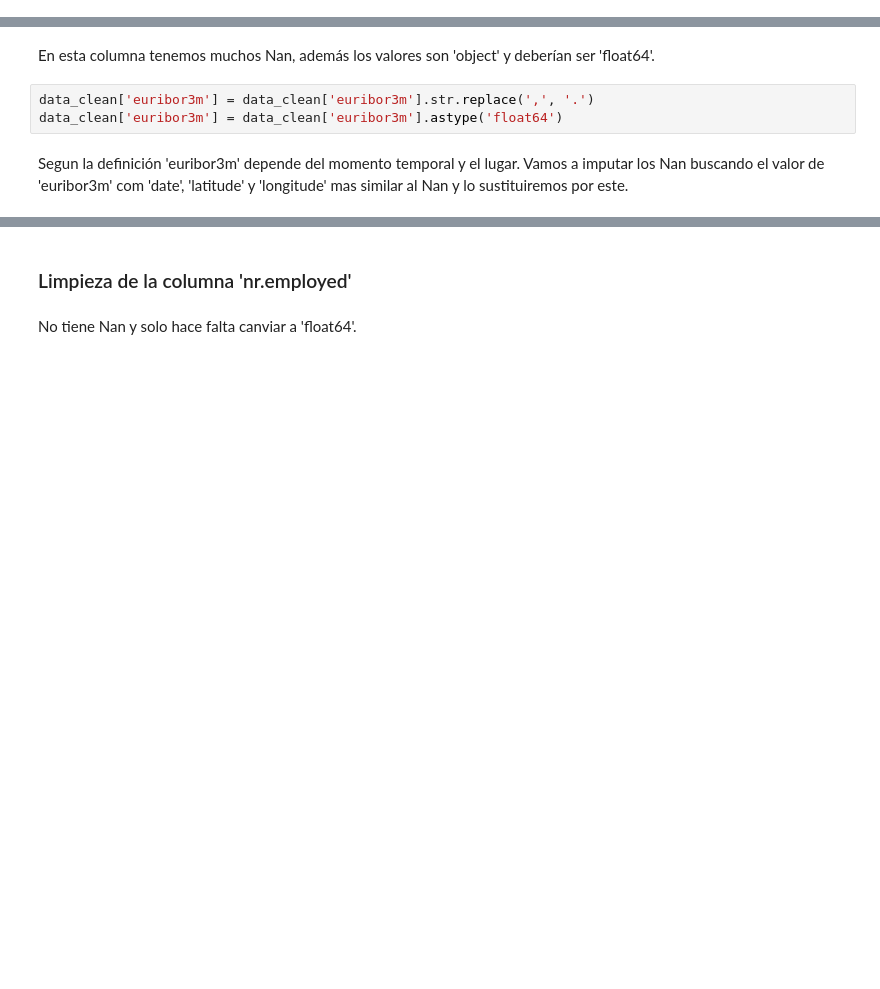
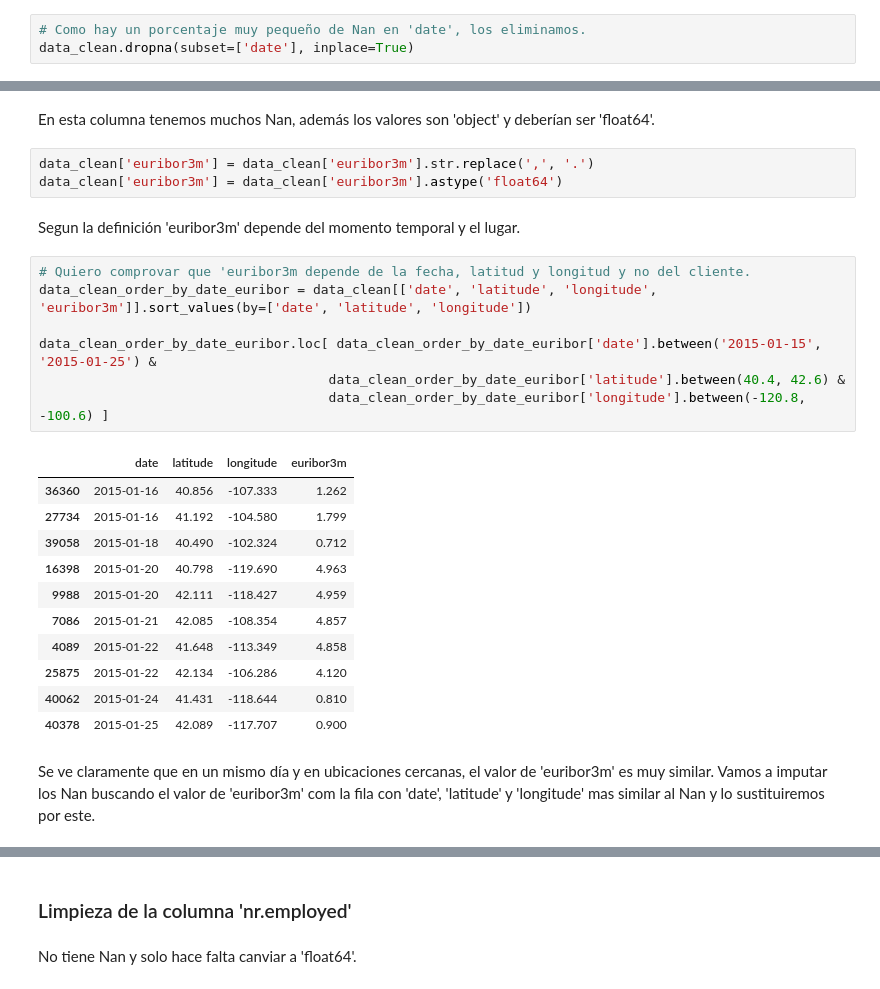
Before and after one commit to claudiarm2002/DataProject-Python-for-Data, a Jupyter notebook: DataProject_PythonForData.ipynb, the cells around one changed output, grey strips where cells are left out. Drawn from its saved outputs; the diff is of its cells as text; blank space fills up the shorter version.

```diff
--- a/DataProject_PythonForData.ipynb
+++ b/DataProject_PythonForData.ipynb
@@ -515,3 +541,6 @@ Name: date, dtype: datetime64[ns]
+# %%
+# Como hay un porcentaje muy pequeño de Nan en 'date', los eliminamos.
+data_clean.dropna(subset=['date'], inplace=True)
 # %% [markdown]
 ### Limpieza de la columna 'emp.var.rate'
 # %% [markdown]
@@ -625,5 +652,26 @@ En esta columna tenemos muchos Nan, además los valores son 'object' y deberían
 data_clean['euribor3m'] = data_clean['euribor3m'].str.replace(',', '.')
 data_clean['euribor3m'] = data_clean['euribor3m'].astype('float64')
 # %% [markdown]
-Segun la definición 'euribor3m' depende del momento temporal y el lugar. Vamos a imputar los Nan buscando el valor de 'euribor3m' com 'date', 'latitude' y 'longitude' mas similar al Nan y lo sustituiremos por este.
+Segun la definición 'euribor3m' depende del momento temporal y el lugar.
+# %%
+# Quiero comprovar que 'euribor3m depende de la fecha, latitud y longitud y no del cliente.
+data_clean_order_by_date_euribor = data_clean[['date', 'latitude', 'longitude', 'euribor3m']].sort_values(by=['date', 'latitude', 'longitude'])
+
+data_clean_order_by_date_euribor.loc[ data_clean_order_by_date_euribor['date'].between('2015-01-15', '2015-01-25') &
+                                     data_clean_order_by_date_euribor['latitude'].between(40.4, 42.6) &
+                                     data_clean_order_by_date_euribor['longitude'].between(-120.8, -100.6) ]
+# %% [output]
+|  | date | latitude | longitude | euribor3m |
+| 36360 | 2015-01-16 | 40.856 | -107.333 | 1.262 |
+| 27734 | 2015-01-16 | 41.192 | -104.580 | 1.799 |
+| 39058 | 2015-01-18 | 40.490 | -102.324 | 0.712 |
+| 16398 | 2015-01-20 | 40.798 | -119.690 | 4.963 |
+| 9988 | 2015-01-20 | 42.111 | -118.427 | 4.959 |
+| 7086 | 2015-01-21 | 42.085 | -108.354 | 4.857 |
+| 4089 | 2015-01-22 | 41.648 | -113.349 | 4.858 |
+| 25875 | 2015-01-22 | 42.134 | -106.286 | 4.120 |
+| 40062 | 2015-01-24 | 41.431 | -118.644 | 0.810 |
+| 40378 | 2015-01-25 | 42.089 | -117.707 | 0.900 |
+# %% [markdown]
+Se ve claramente que en un mismo día y en ubicaciones cercanas, el valor de 'euribor3m' es muy similar. Vamos a imputar los Nan buscando el valor de 'euribor3m' com la fila con 'date', 'latitude' y 'longitude' mas similar al Nan y lo sustituiremos por este.
 # %%
```
Also changed, not shown: parts of 15 cells of this notebook, 4 other files.
